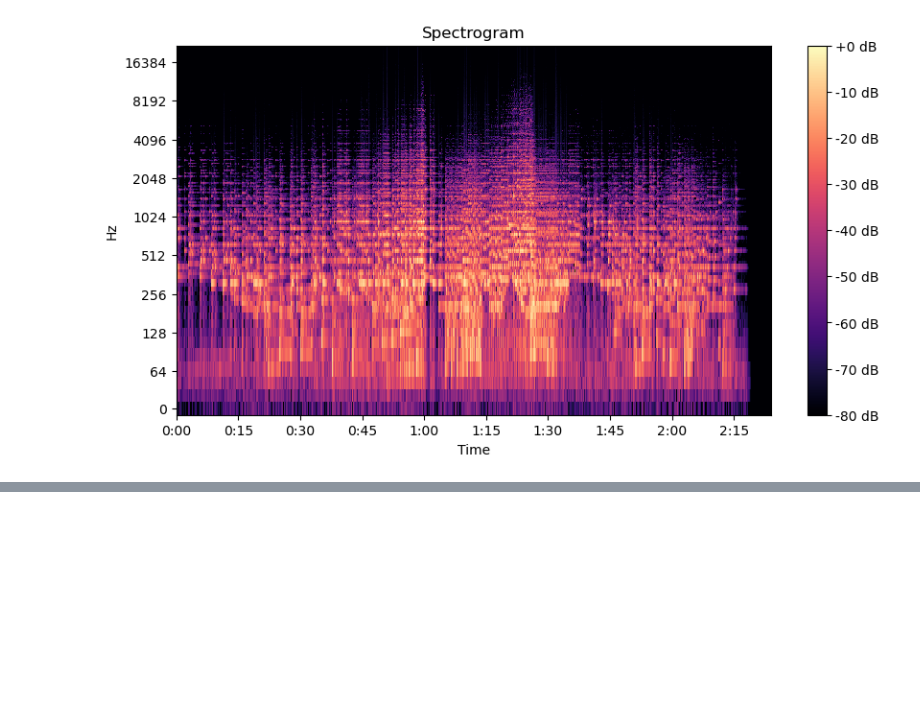
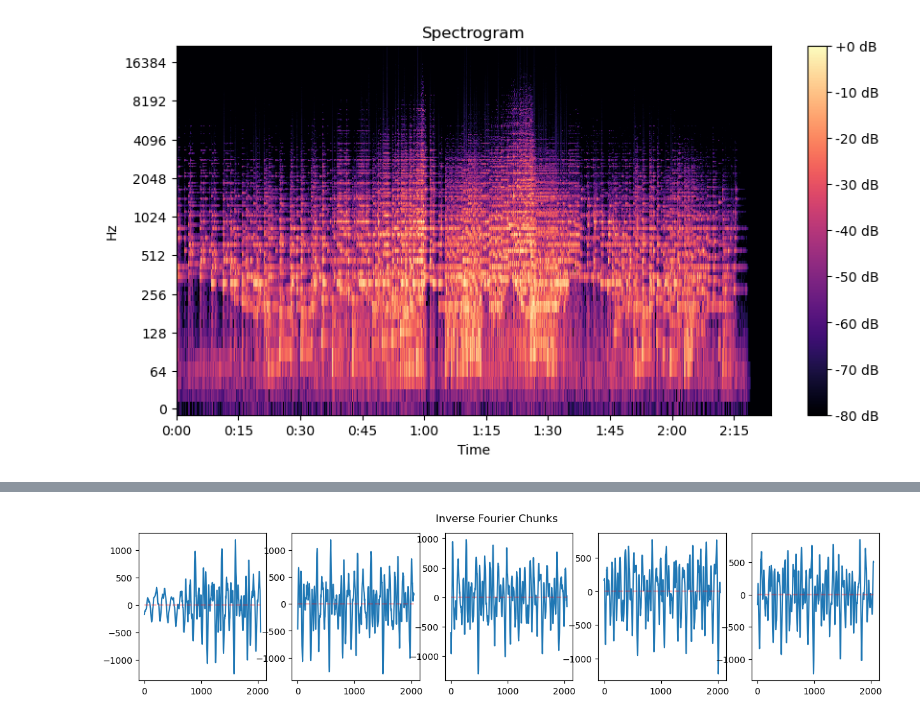
Before and after one commit to jambory/MusicSourceSeparation, a Jupyter notebook: audio_processing/audio_processing_report.ipynb, the cells around one changed output, grey strips where cells are left out. Cells and saved outputs as stored; diff of their text form; code cells hidden in the pictures; blank space fills up the shorter version.

```diff
--- a/audio_processing/audio_processing_report.ipynb
+++ b/audio_processing/audio_processing_report.ipynb
@@ -110,0 +158,10 @@ plt.show()
+# %%
+fig3, axes3 = plt.subplots(1,5,figsize=(15,3))
+
+fig3.suptitle("Inverse Fourier Chunks")
+
+for i in range(5):
+    axes3[i].plot(original_chunks[i+4950])
+    axes3[i].plot(hamming, 'r--', alpha=0.3)
+# %% [output]
+[figure, added]
```
Also changed, not shown: parts of 13 cells of this notebook, 16 other files.
